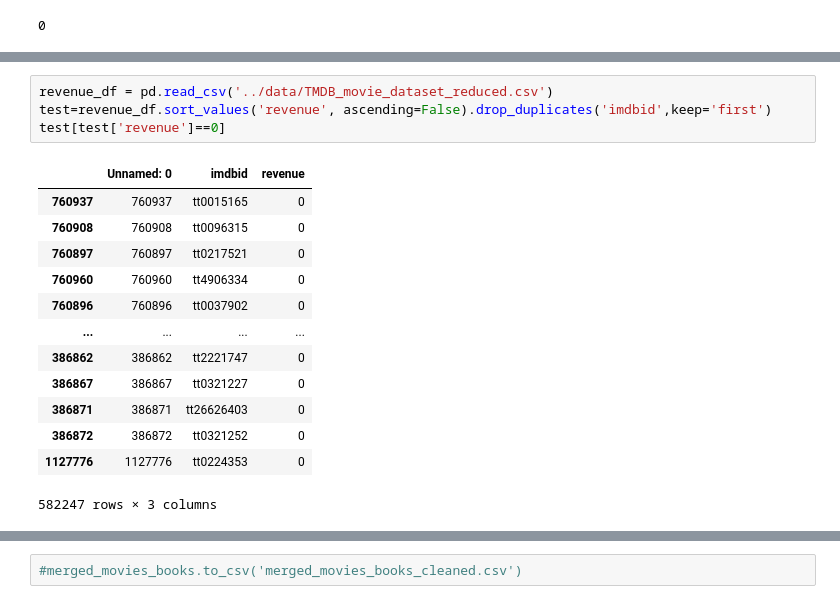
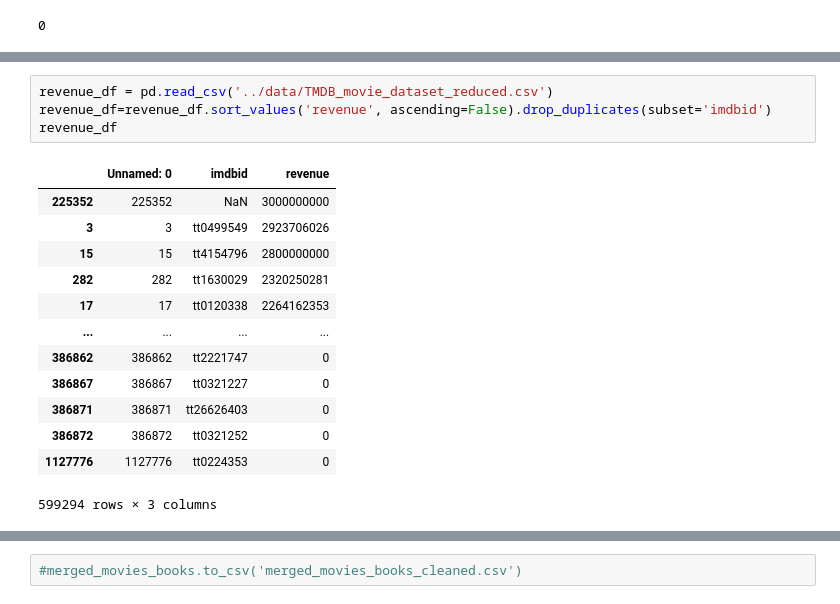
Before and after one commit to epfl-ada/ada-2024-project-datadruids, a Jupyter notebook: src/books_movies_cleaning.ipynb, the cells around one changed output, grey strips where cells are left out. Saved outputs shown, nothing was run; the diff lists cells and outputs as text.

```diff
--- a/src/books_movies_cleaning.ipynb
+++ b/src/books_movies_cleaning.ipynb
@@ -232,18 +215,18 @@ merged_movies_books
 # %%
 revenue_df = pd.read_csv('../data/TMDB_movie_dataset_reduced.csv')
-test=revenue_df.sort_values('revenue', ascending=False).drop_duplicates('imdbid',keep='first')
-test[test['revenue']==0]
+revenue_df=revenue_df.sort_values('revenue', ascending=False).drop_duplicates(subset='imdbid')
+revenue_df
 # %% [output]
 |  | Unnamed: 0 | imdbid | revenue |
-| 760937 | 760937 | tt0015165 | 0 |
-| 760908 | 760908 | tt0096315 | 0 |
-| 760897 | 760897 | tt0217521 | 0 |
-| 760960 | 760960 | tt4906334 | 0 |
-| 760896 | 760896 | tt0037902 | 0 |
+| 225352 | 225352 | NaN | 3000000000 |
+| 3 | 3 | tt0499549 | 2923706026 |
+| 15 | 15 | tt4154796 | 2800000000 |
+| 282 | 282 | tt1630029 | 2320250281 |
+| 17 | 17 | tt0120338 | 2264162353 |
 | ... | ... | ... | ... |
 | 386862 | 386862 | tt2221747 | 0 |
 | 386867 | 386867 | tt0321227 | 0 |
 | 386871 | 386871 | tt26626403 | 0 |
 | 386872 | 386872 | tt0321252 | 0 |
 | 1127776 | 1127776 | tt0224353 | 0 |
-582247 rows × 3 columns
+599294 rows × 3 columns
```
Also changed, not shown: parts of 11 cells of this notebook.
